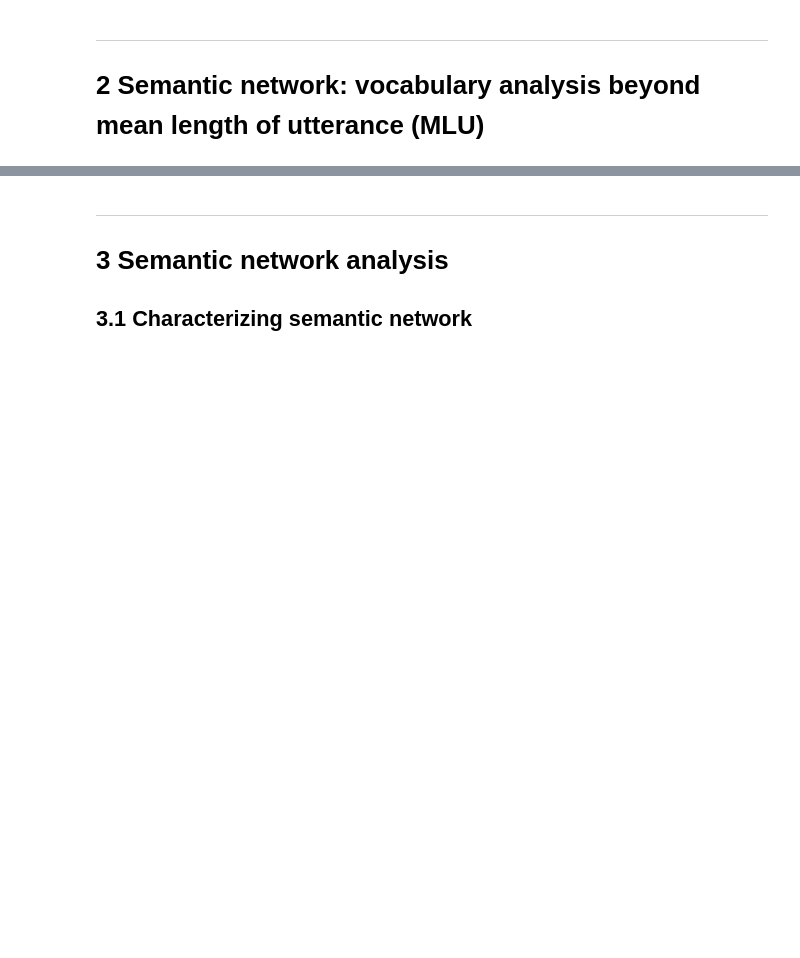
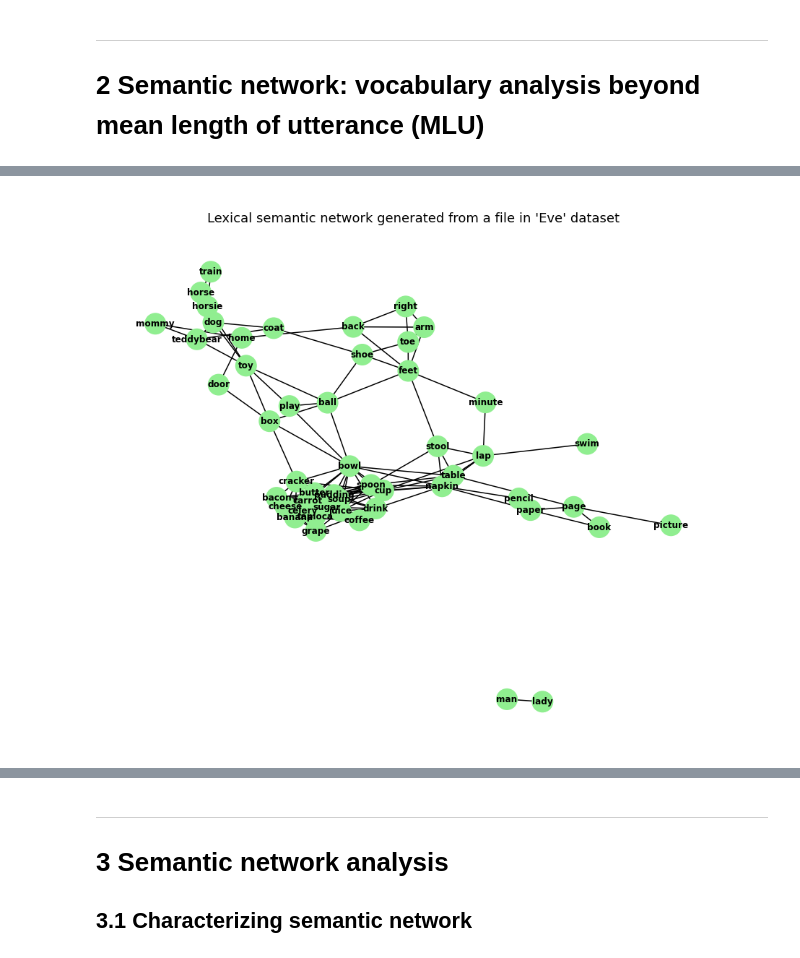
Before and after one commit to Data-Science-for-Linguists-2022/Child-Vocab-Development, a Jupyter notebook: code/vocabulary_analysis.ipynb, the cells around one changed output, grey strips where cells are left out. Drawn from its saved outputs; the diff is of its cells as text; code cells hidden in the pictures; blank space fills up the shorter version.

```diff
--- a/code/vocabulary_analysis.ipynb
+++ b/code/vocabulary_analysis.ipynb
@@ -192,0 +250,21 @@ nx.draw(g, pos, with_labels=True, **options)
+# %%
+# Visualize the semantic netork built above
+plt.figure(figsize=(12,10))
+pos = nx.spring_layout(g, seed=0)
+options = {
+    "node_color": "lightgreen",
+    "node_size": 900,
+    "edge_color": "black",
+    "width": 1.5,
+    "edgecolors": "none",
+    "font_color": "black",
+    "font_weight": "bold",
+    "font_size": "12"
+}
+
+nx.draw(g, pos, with_labels=True, **options)
+plt.title("\nLexical semantic network generated from a file in 'Eve' dataset",
+          size='18')
+plt.show()
+# %% [output]
+[figure, added]
```
Also changed, not shown: parts of 28 cells of this notebook.
